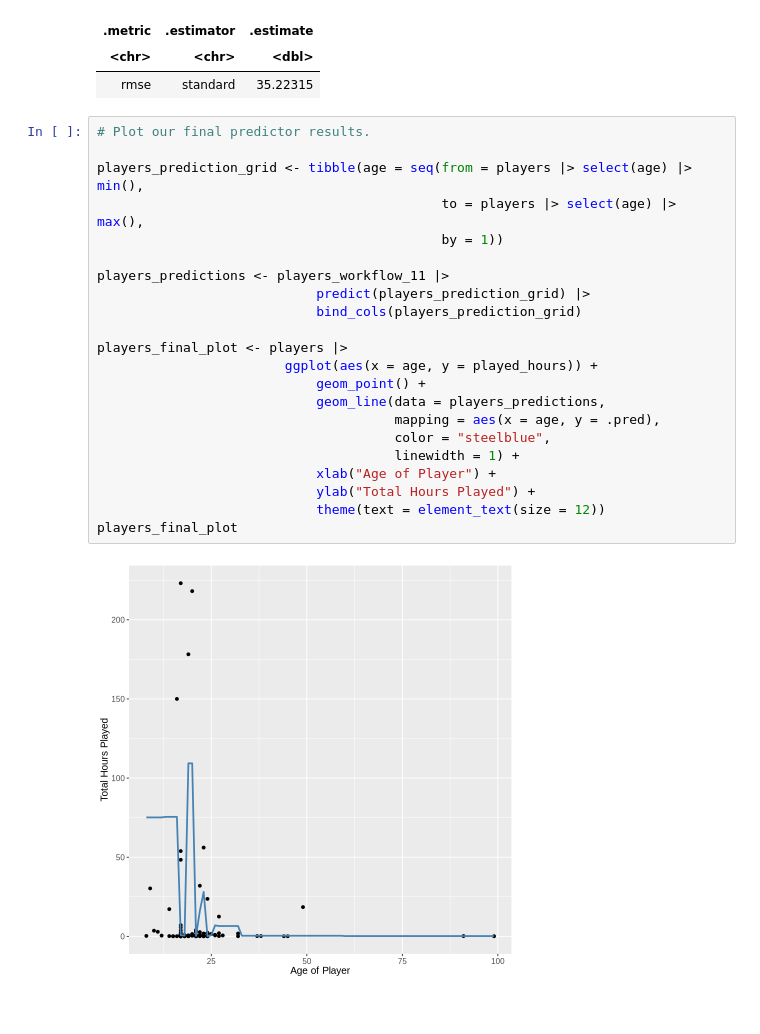
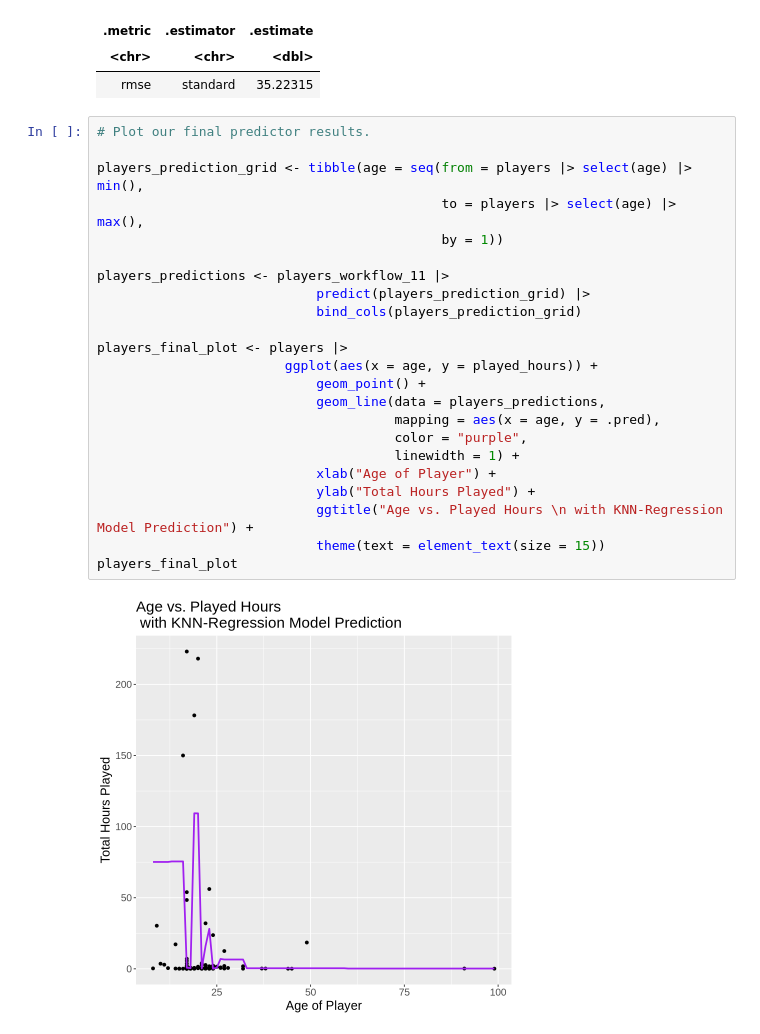
Before and after one commit to hpapiez/DSCI100-Project, a Jupyter notebook: PhaseOneAttemptHanna.ipynb, the cells around one changed output. Saved outputs shown, nothing was run; the diff lists cells and outputs as text.

```diff
--- a/PhaseOneAttemptHanna.ipynb
+++ b/PhaseOneAttemptHanna.ipynb
@@ -111,24 +111,25 @@ A tibble: 1 × 3
 # %%
 # Plot our final predictor results.
 
 players_prediction_grid <- tibble(age = seq(from = players |> select(age) |> min(),
                                             to = players |> select(age) |> max(),
                                             by = 1))
 
 players_predictions <- players_workflow_11 |>
                             predict(players_prediction_grid) |>
                             bind_cols(players_prediction_grid)
 
 players_final_plot <- players |>
                         ggplot(aes(x = age, y = played_hours)) +
                             geom_point() +
                             geom_line(data = players_predictions,
                                       mapping = aes(x = age, y = .pred),
-                                      color = "steelblue",
+                                      color = "purple",
                                       linewidth = 1) +
                             xlab("Age of Player") +
                             ylab("Total Hours Played") +
-                            theme(text = element_text(size = 12))
+                            ggtitle("Age vs. Played Hours \n with KNN-Regression Model Prediction") +
+                            theme(text = element_text(size = 15))
 players_final_plot
 # %% [output]
-[figure, old version]
+[figure, new version]
```
Also changed, not shown: parts of 1 cell of this notebook, 1 other file.
